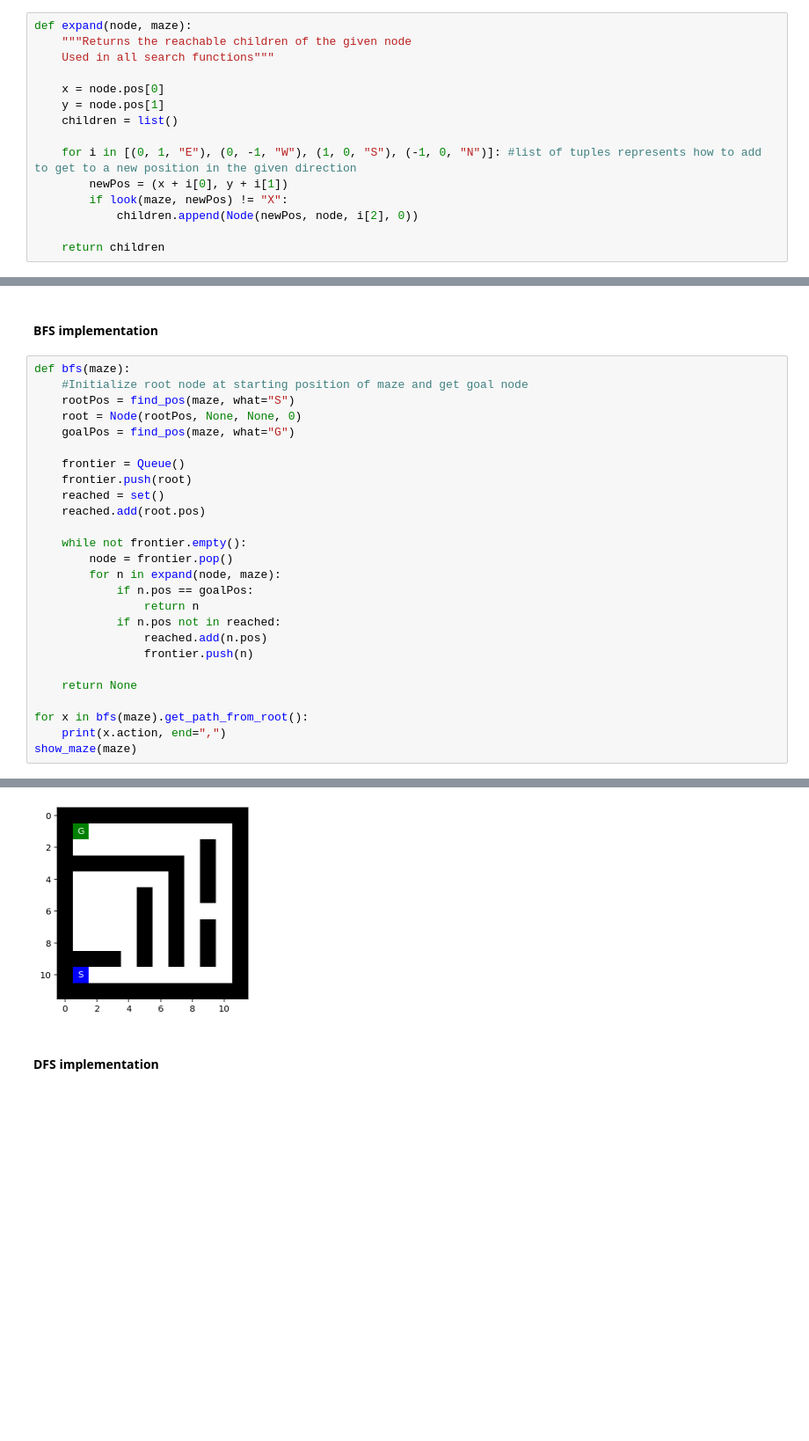
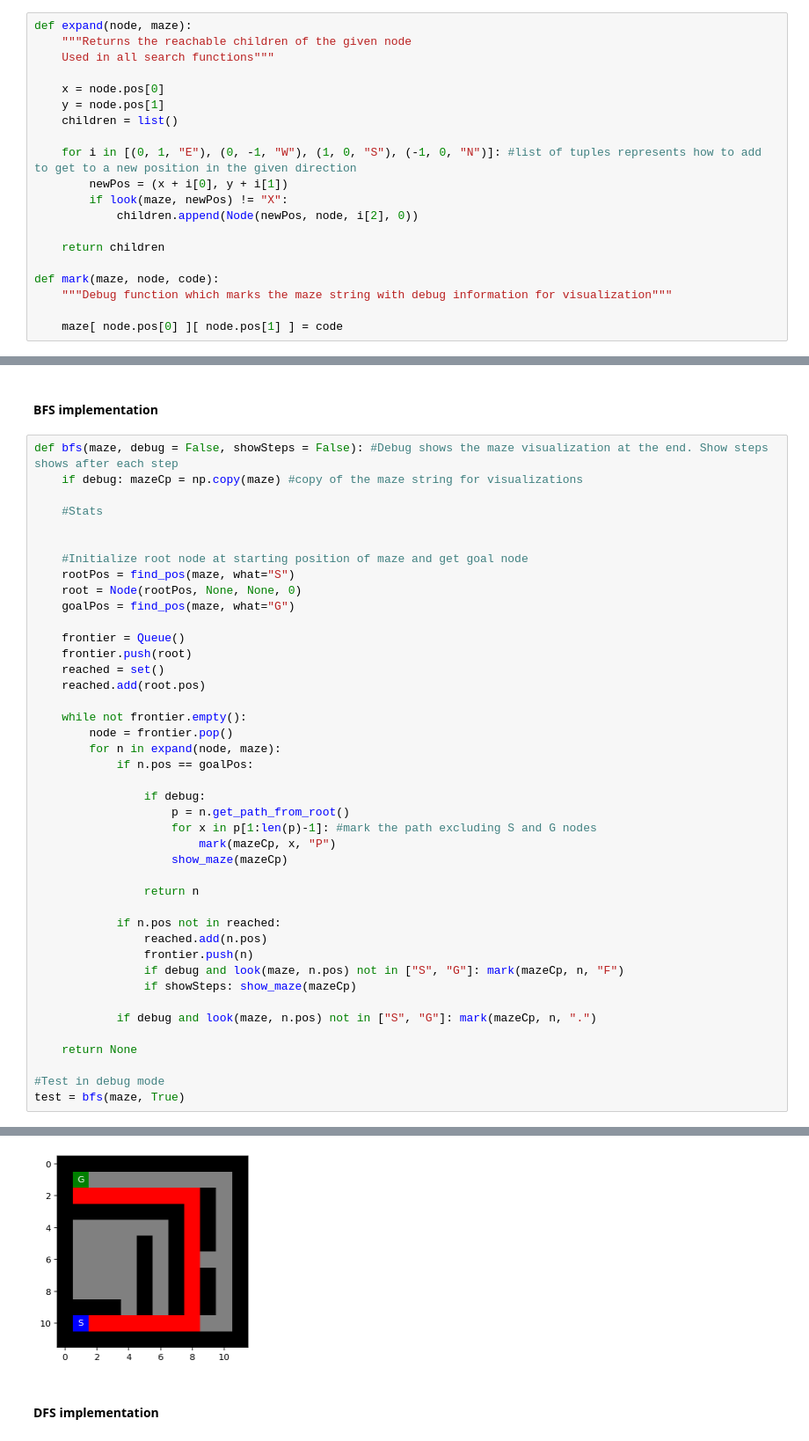
Before and after one commit to ZechWolf/CS7320-AI, a Jupyter notebook: Search/Maze.ipynb, the cells around one changed output, grey strips where cells are left out. Shown: that part at 88% size. Drawn from its saved outputs; the diff is of its cells as text; blank space fills up the shorter version.

Commit message:
working on tests

```diff
--- a/Search/Maze.ipynb
+++ b/Search/Maze.ipynb
@@ -270,6 +273,11 @@ def expand(node, maze):
             children.append(Node(newPos, node, i[2], 0))
 
     return children
+
+def mark(maze, node, code):
+    """Debug function which marks the maze string with debug information for visualization"""
+
+    maze[ node.pos[0] ][ node.pos[1] ] = code
 # %% [markdown]
 #### Custom Queue and Stack classes
 The built in queue and stack classes are not iterable, which makes checking the frontier for cycles difficult. These implementations work with the "in" operator to allow easy cycle checking within the frontier
@@ -326,7 +334,12 @@ class Stack:
 # %% [markdown]
 #### BFS implementation
 # %%
-def bfs(maze):
+def bfs(maze, debug = False, showSteps = False): #Debug shows the maze visualization at the end. Show steps shows after each step
+    if debug: mazeCp = np.copy(maze) #copy of the maze string for visualizations
+
+    #Stats
+
+
     #Initialize root node at starting position of maze and get goal node
     rootPos = find_pos(maze, what="S")
     root = Node(rootPos, None, None, 0)
@@ -341,14 +354,25 @@ def bfs(maze):
         node = frontier.pop()
         for n in expand(node, maze):
             if n.pos == goalPos:
+
+                if debug:
+                    p = n.get_path_from_root()
+                    for x in p[1:len(p)-1]: #mark the path excluding S and G nodes
+                        mark(mazeCp, x, "P")
+                    show_maze(mazeCp)
+
                 return n
+
             if n.pos not in reached:
                 reached.add(n.pos)
                 frontier.push(n)
+                if debug and look(maze, n.pos) not in ["S", "G"]: mark(mazeCp, n, "F")
+                if showSteps: show_maze(mazeCp)
+
+            if debug and look(maze, n.pos) not in ["S", "G"]: mark(mazeCp, n, ".")
 
     return None
 
-for x in bfs(maze).get_path_from_root():
-    print(x.action, end=",")
-show_maze(maze)
+#Test in debug mode
+test = bfs(maze, True)
 # %% [output]
@@ -356,4 +379,4 @@ None,E,E,E,E,E,E,E,N,N,N,N,N,N,N,N,W,W,W,W,W,W,W,N,
-[figure, old version]
+[figure, new version]
 # %% [markdown]
 #### DFS implementation
 # %%
```
Also changed, not shown: parts of 20 cells of this notebook, 1 other file.
